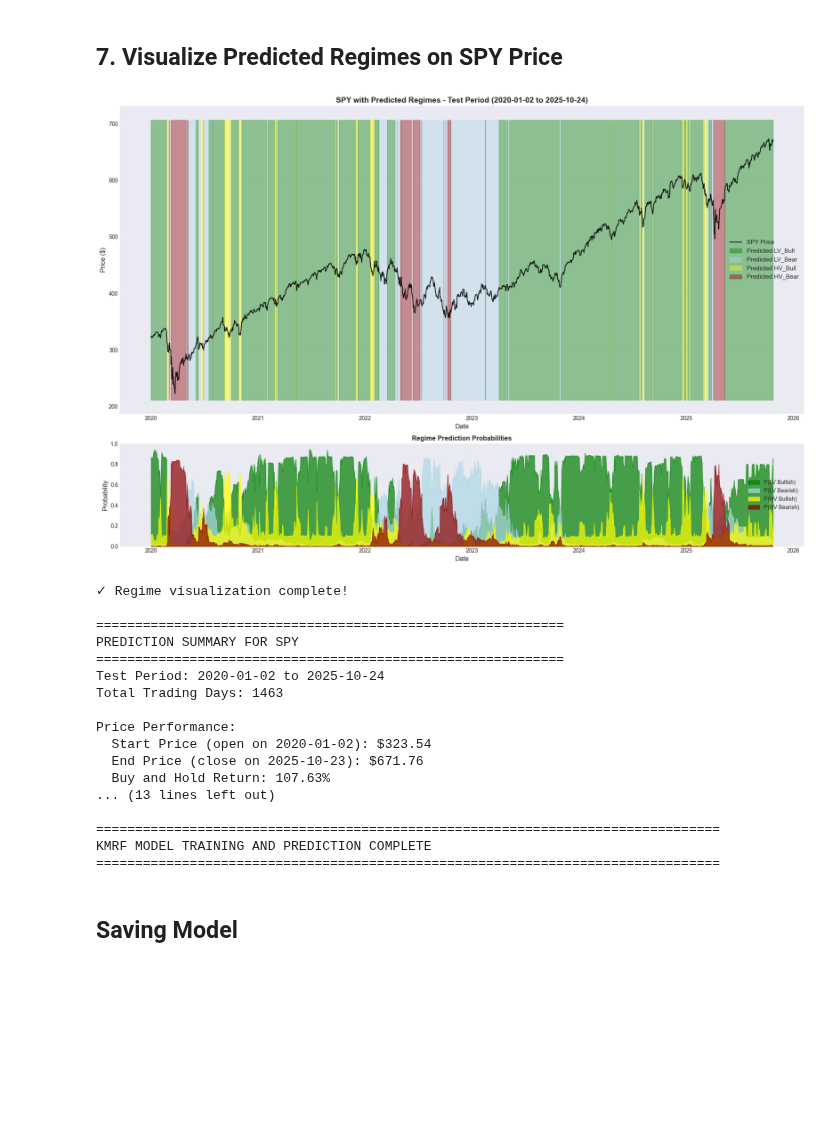
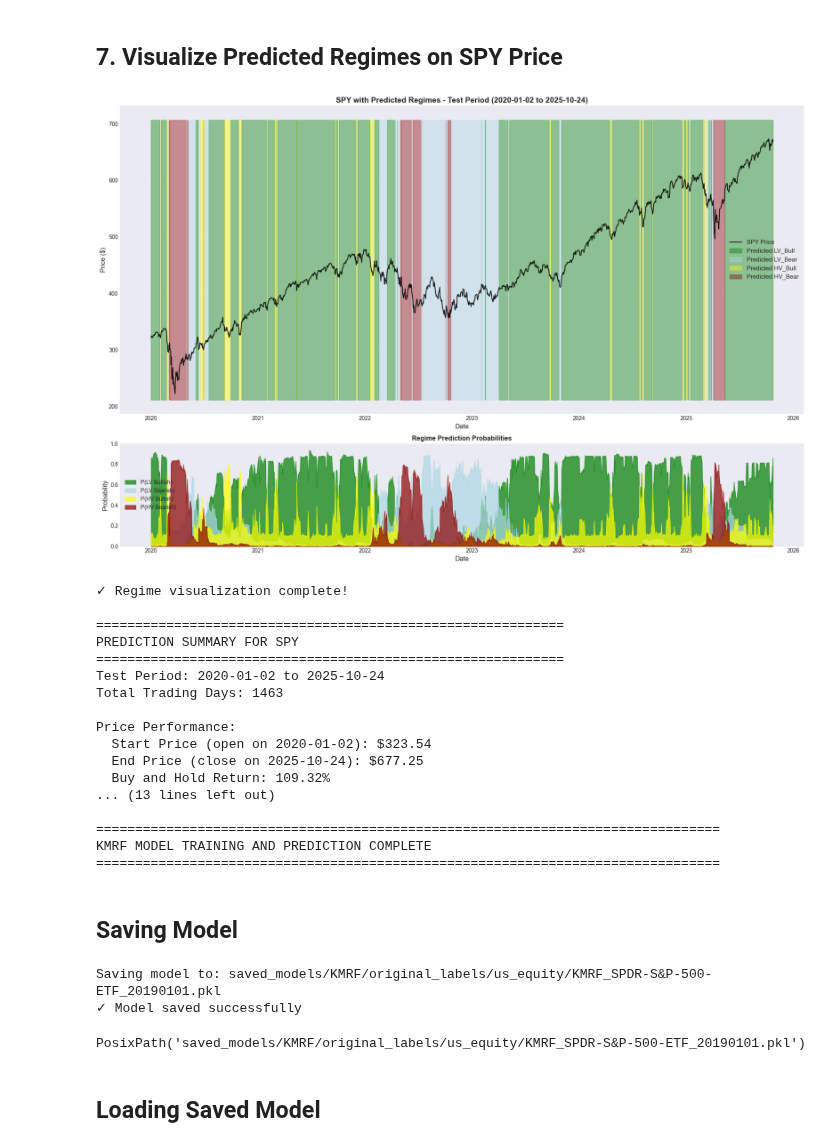
Before and after one commit to jessego20/FE800_project_code, a Jupyter notebook: test_kmrf.ipynb, the cells around one changed output. Cells and saved outputs as stored; diff of their text form; code cells hidden in the pictures; blank space fills up the shorter version.

```diff
--- a/test_kmrf.ipynb
+++ b/test_kmrf.ipynb
@@ -237,7 +351,8 @@ Sample predictions (first 10 rows):
 ## 7. Visualize Predicted Regimes on SPY Price
 # %%
 # Get full price data and filter for test period
-spy_price_full = kmrf_model.features[['open', 'close_lag1d']]
+spy_price_full = kmrf_model.features[['open', 'close_lag1d']]\
+    .join(raw_price_data[(asset_name, 'close')].rename('close'))
 spy_price_test = spy_price_full.loc[test_predictions.index]
 
 if spy_price_test is not None:
@@ -323,39 +438,39 @@ if spy_price_test is not None:
 
     # Price performance during test period
     price_start = spy_price_test['open'].iloc[0]
-    price_end = spy_price_test['close_lag1d'].iloc[-1]
+    price_end = spy_price_test['close'].iloc[-1]
     total_return = (price_end - price_start) / price_start * 100
 
     print(f"\nPrice Performance:")
     print(f"  Start Price (open on {spy_price_test.index[0].date()}): ${price_start:.2f}")
-    print(f"  End Price (close on {spy_price_test.index[-2].date()}): ${price_end:.2f}")
+    print(f"  End Price (close on {spy_price_test.index[-1].date()}): ${price_end:.2f}")
     print(f"  Buy and Hold Return: {total_return:.2f}%")
 
     # Regime statistics
     print(f"\nRegime Prediction Statistics:")
     for regime, name in regime_names.items():
         count = (predicted_regimes_series == regime).sum()
         pct = (count / len(predicted_regimes_series)) * 100
         avg_prob = test_predictions['P(' + labels_dict[regime] + ')'].mean()
         print(f"  {name:>8}: {count:>3} days ({pct:>5.1f}%) | Avg Prob: {avg_prob:.3f}")
 
     # High confidence predictions
     high_confidence = test_predictions.max(axis=1) > 0.7
     print(f"\nHigh Confidence Predictions (>70%): {high_confidence.sum()} days ({high_confidence.mean()*100:.1f}%)")
 
     print(f"\nNote: According to the contrarian strategy:")
     print(f"  - High P(Bullish) → SHORT signal (overbought)")
     print(f"  - High P(Bearish) → LONG signal (oversold)")
     print(f"  - High P(Other) → CLOSE position")
 
 else:
     print("Error: Could not find SPY price data for visualization")
 
 print("\n" + "="*80)
 print("KMRF MODEL TRAINING AND PREDICTION COMPLETE")
 print("="*80)
 # %% [output]
-[figure, old version]
+[figure, new version]
 ✓ Regime visualization complete!
 
 ============================================================
@@ -366,8 +481,8 @@ Total Trading Days: 1463
 
 Price Performance:
   Start Price (open on 2020-01-02): $323.54
-  End Price (close on 2025-10-23): $671.76
-  Buy and Hold Return: 107.63%
+  End Price (close on 2025-10-24): $677.25
+  Buy and Hold Return: 109.32%
 ... (13 lines left out)
 
 ================================================================================
@@ -375,3 +490,11 @@ KMRF MODEL TRAINING AND PREDICTION COMPLETE
 ================================================================================
 # %% [markdown]
 ## Saving Model
+# %%
+kmrf_model.save_model(boruta_used=boruta_feature_selection)  # Saves with auto-generated name
+# %% [output]
+Saving model to: saved_models/KMRF/original_labels/us_equity/KMRF_SPDR-S&P-500-ETF_20190101.pkl
+✓ Model saved successfully
+PosixPath('saved_models/KMRF/original_labels/us_equity/KMRF_SPDR-S&P-500-ETF_20190101.pkl')
+# %% [markdown]
+## Loading Saved Model
```
Also changed, not shown: parts of 7 cells of this notebook, 3 other files.
